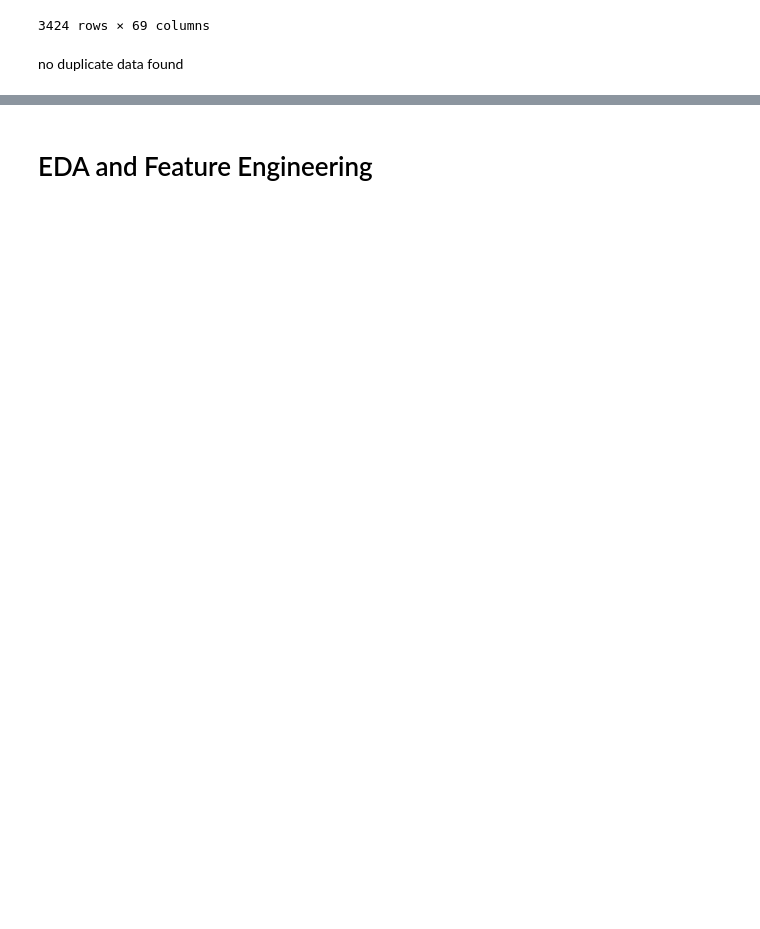
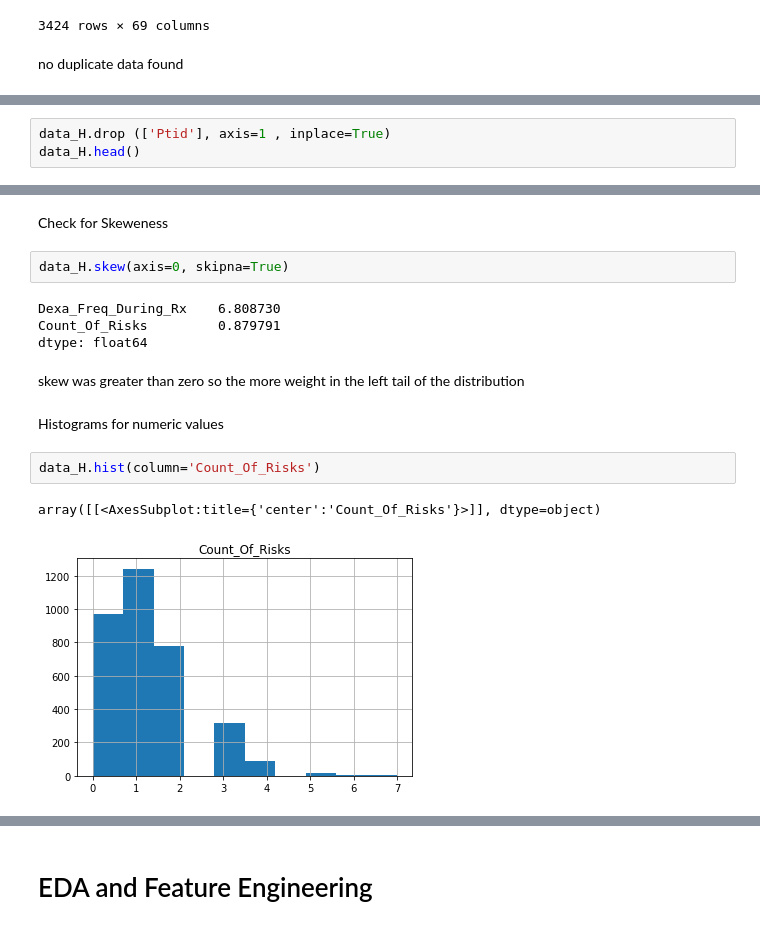
Before and after one commit to Mariamali2001/Data_Glacier_virtual_internship, a Jupyter notebook: Week08/Project_code.ipynb, the cells around one changed output, grey strips where cells are left out. Cells and saved outputs as stored; diff of their text form; blank space fills up the shorter version.

```diff
--- a/Week08/Project_code.ipynb
+++ b/Week08/Project_code.ipynb
@@ -191,0 +229,3 @@ no duplicate data found
+# %%
+data_H.drop (['Ptid'], axis=1 , inplace=True)
+data_H.head()
@@ -191,0 +255,17 @@ no duplicate data found
+# %% [markdown]
+Check for Skeweness
+# %%
+data_H.skew(axis=0, skipna=True)
+# %% [output]
+Dexa_Freq_During_Rx    6.808730
+Count_Of_Risks         0.879791
+dtype: float64
+# %% [markdown]
+skew was greater than zero so the more weight in the left tail of the distribution
+# %% [markdown]
+Histograms for numeric values
+# %%
+data_H.hist(column='Count_Of_Risks')
+# %% [output]
+array([[<AxesSubplot:title={'center':'Count_Of_Risks'}>]], dtype=object)
+[figure, added]
```
Also changed, not shown: parts of 13 cells of this notebook.
